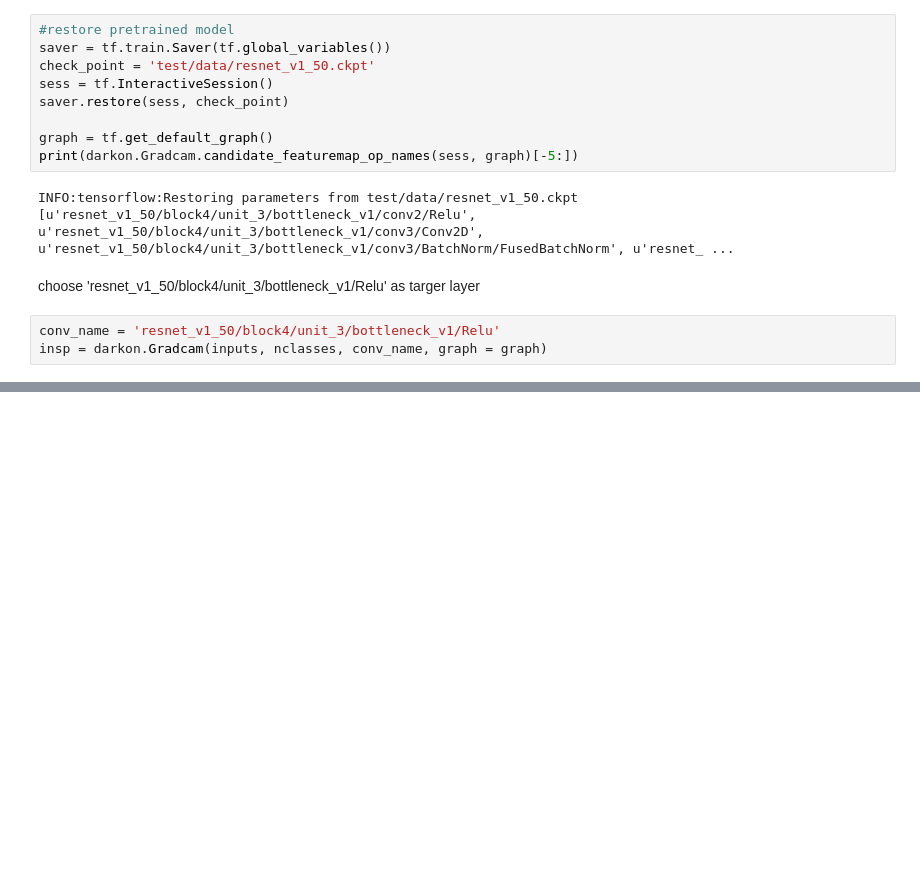
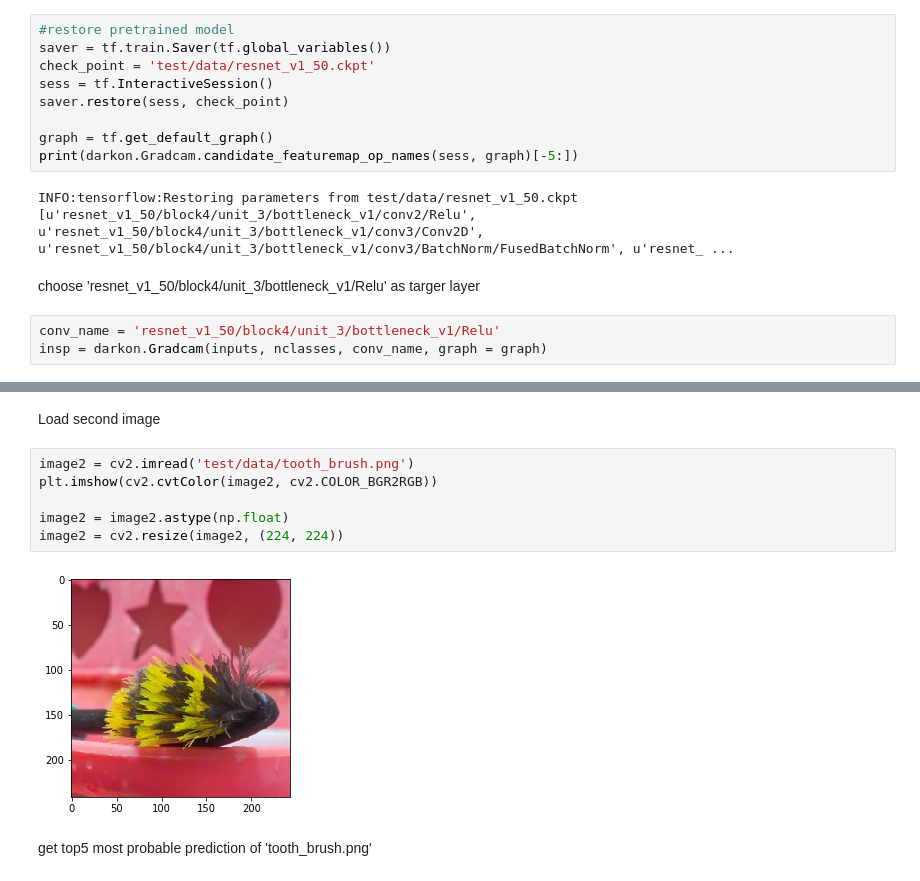
Before and after one commit to darkonhub/darkon-examples, a Jupyter notebook: gradcam/GradcamDemo.ipynb, the cells around one changed output, grey strips where cells are left out. Cells and saved outputs as stored; diff of their text form; blank space fills up the shorter version.

```diff
--- a/gradcam/GradcamDemo.ipynb
+++ b/gradcam/GradcamDemo.ipynb
@@ -93,0 +109,12 @@ for j in range(5):
+# %% [markdown]
+Load second image
+# %%
+image2 = cv2.imread('test/data/tooth_brush.png')
+plt.imshow(cv2.cvtColor(image2, cv2.COLOR_BGR2RGB))
+
+image2 = image2.astype(np.float)
+image2 = cv2.resize(image2, (224, 224))
+# %% [output]
+[figure, added]
+# %% [markdown]
+get top5 most probable prediction of 'tooth_brush.png'
```
Also changed, not shown: parts of 12 cells of this notebook, 3 other files.
